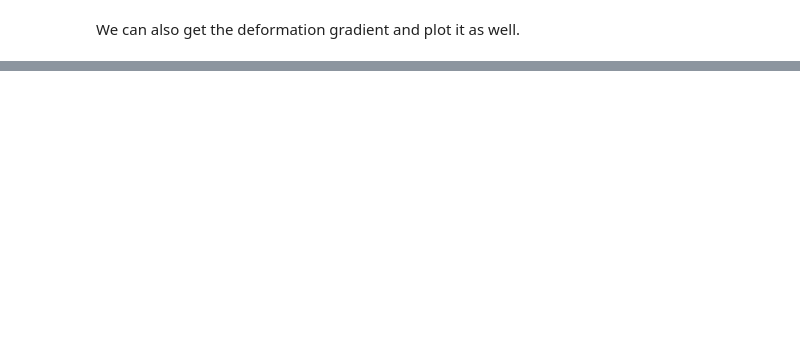
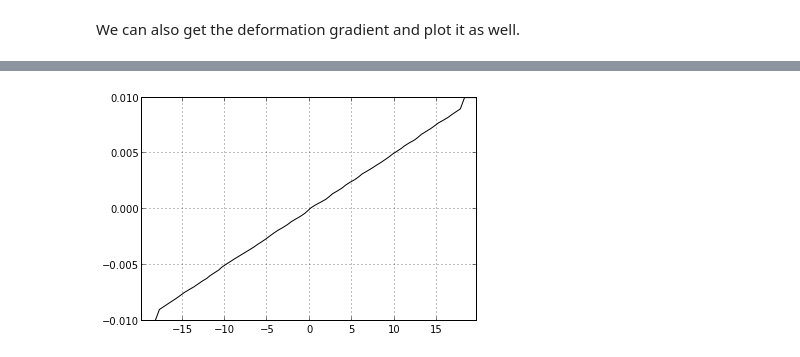
Before and after one commit to johntfoster/1DPDpy, a Jupyter notebook: PD1D.ipynb, the cells around one changed output, grey strips where cells are left out. Cells and saved outputs as stored; diff of their text form; code cells hidden in the pictures; blank space fills up the shorter version.

```diff
--- a/PD1D.ipynb
+++ b/PD1D.ipynb
@@ -121,0 +122,15 @@ plt.axis();
+# %%
+fixed_length = 40
+delta_x = 0.5
+fixed_horizon = 3.5 * delta_x
+
+problem2 = PD_Problem(bar_length=fixed_length, number_of_elements=(fixed_length/delta_x),
+                      horizon=fixed_horizon, constitutive_model_flag='LPS', randomization_factor=0.3)
+problem2.solve(prescribed_displacement=0.01)
+disp2 = problem2.get_solution()
+nodes2 = problem2.get_nodes()
+plt.plot(nodes2, disp2, 'k-');
+plt.grid(b=True);
+plt.axis('tight');
+# %% [output]
+[figure, added]
```
Also changed, not shown: parts of 10 cells of this notebook, 1 other file.
